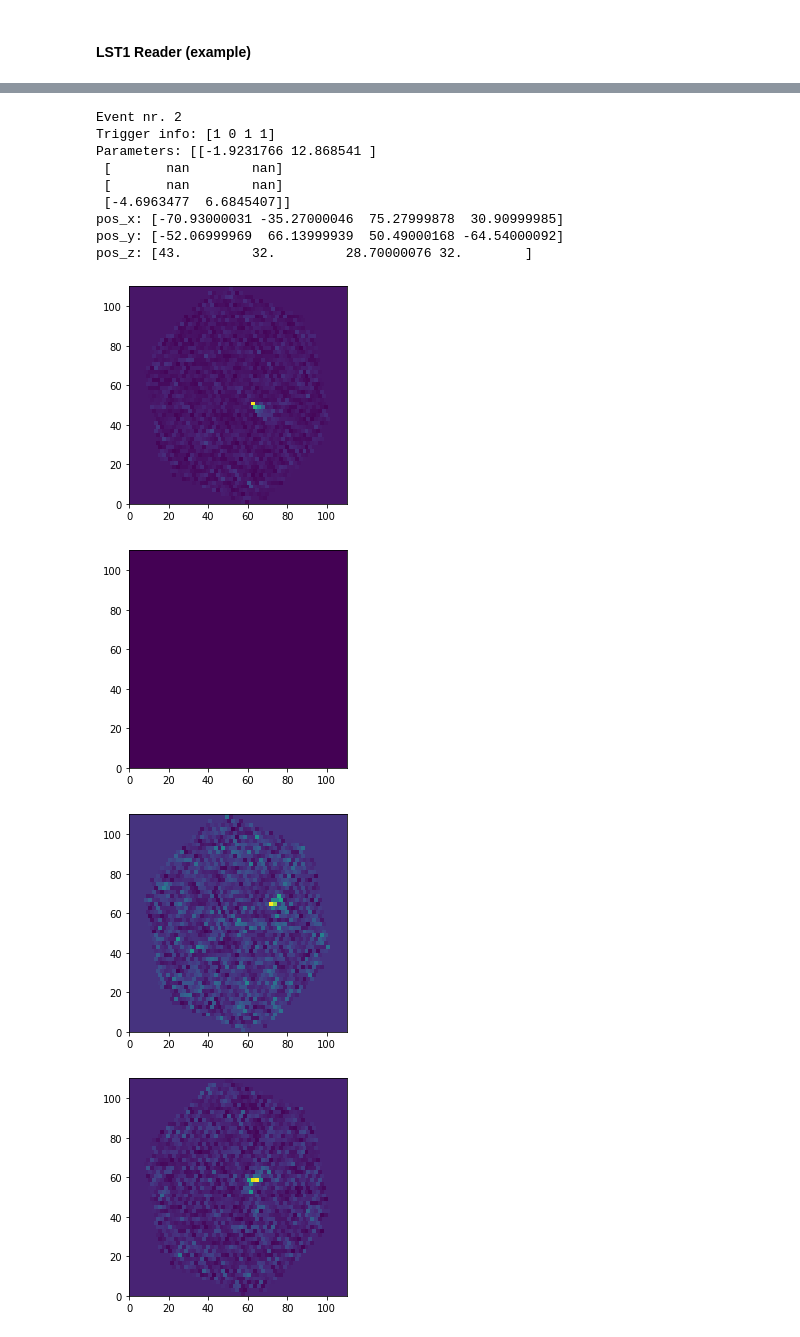
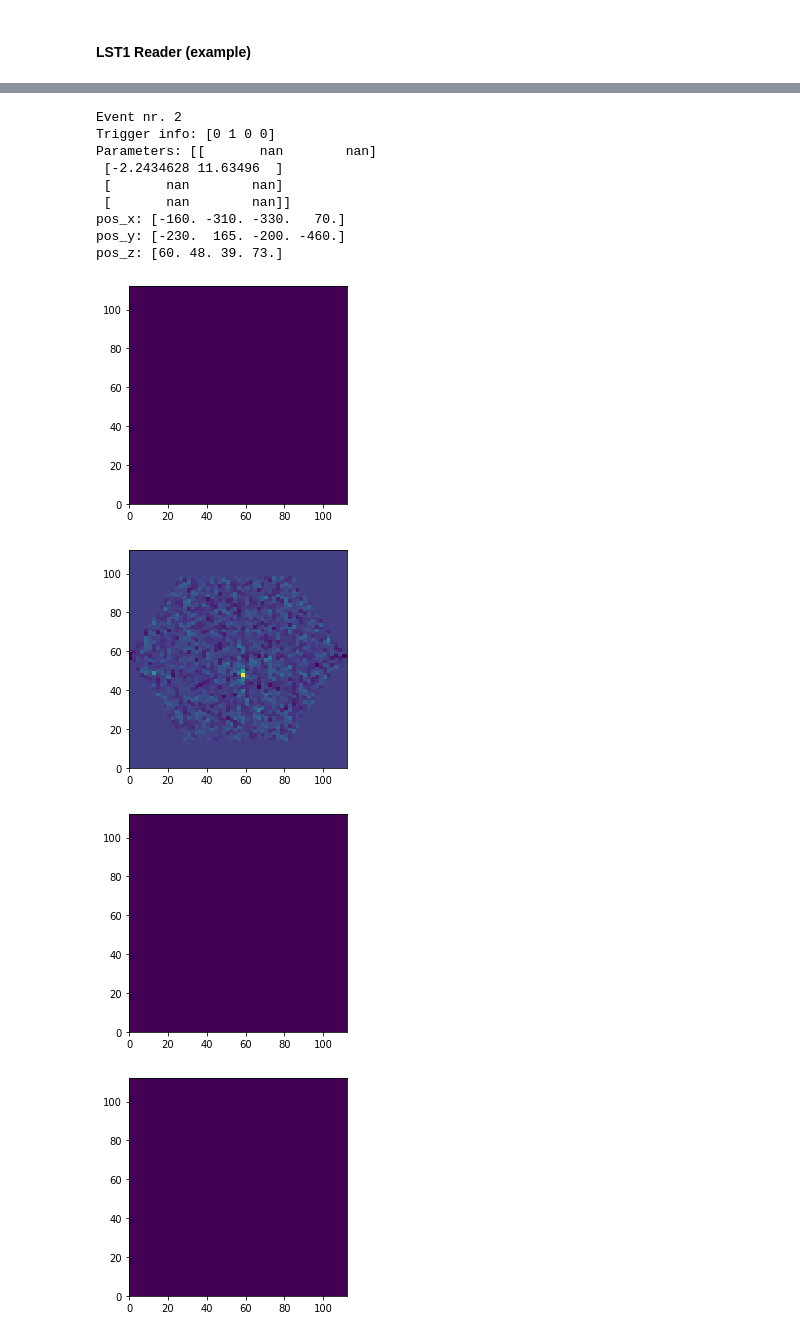
Before and after one commit to cta-observatory/dl1-data-handler, a Jupyter notebook: notebooks/dl1reading_stage1.ipynb, the cells around one changed output, grey strips where cells are left out. Saved outputs shown, nothing was run; the diff lists cells and outputs as text; code cells hidden in the pictures.

```diff
--- a/notebooks/dl1reading_stage1.ipynb
+++ b/notebooks/dl1reading_stage1.ipynb
@@ -11,13 +11,12 @@ from dl1_data_handler.reader import DL1DataReaderSTAGE1
 #### LST1 Reader (example)
 # %%
 LST1_reader = DL1DataReaderSTAGE1(['/Users/tmiener/Desktop/dl1-data-handler/data/gamma_20deg_0deg_run1___cta-prod5-lapalma_desert-2158m-LaPalma-dark_100evts.h5'],
-                                 'mono',
+                                 mode='mono',
+                                 example_identifiers_file="./examples.h5",
                                  selected_telescope_types=["LST_LST_LSTCam"],
                                  selected_telescope_ids = {"LST_LST_LSTCam": [1]},
                                  image_channels = ['image', 'peak_time', 'image_mask'],
                                  parameter_list = ['hillas_intensity', 'hillas_x'],
-                                 event_selection = '(true_energy > 0.0)', #PyTables.where() string for the events table
-                                 parameter_selection = '(hillas_intensity > 0.0)', #PyTables.where() string for the parameters table pf each telescope
                                  event_info = ["true_energy", "true_alt", "true_az"])
 
 print("example_identifiers = {}".format(LST1_reader.example_identifiers))
@@ -81,13 +82,15 @@ true_az: 359.999982697156
 [figure]
 [figure]
 # %%
+event_selection = [{'col_name': "true_energy", 'max_value': 0.5, 'min_value':0.001}, {'col_name': "hillas_intensity", 'min_value':10.0}]
+
+
 LSTs_monotrigger_reader = DL1DataReaderSTAGE1(['/Users/tmiener/Desktop/dl1-data-handler/data/gamma_20deg_0deg_run1___cta-prod5-lapalma_desert-2158m-LaPalma-dark_100evts.h5'],
-                                             'mono',
+                                             mode='mono',
                                              selected_telescope_types=["LST_LST_LSTCam"],
                                              image_channels = ['image'],
                                              parameter_list = ['leakage_intensity_width_2', 'peak_time_std'],
-                                             event_selection = '(true_energy > 0.02)', #PyTables.where() string for the events table
-                                             parameter_selection = '(hillas_intensity > 50.0)', #PyTables.where() string for the parameters table pf each telescope
+                                             event_selection = event_selection, #PyTables.where() string for the events table
                                              event_info = ["obs_id", "event_id"],
                                              shuffle=True,
                                              seed=5678)
@@ -151,9 +154,11 @@ event_id: 10000
 # %%
 LSTs_stereo_Multcut_reader = DL1DataReaderSTAGE1(['/Users/tmiener/Desktop/dl1-data-handler/data/gamma_20deg_0deg_run1___cta-prod5-lapalma_desert-2158m-LaPalma-dark_100evts.h5'],
-                                                 'stereo',
-                                                 selected_telescope_types=["LST_LST_LSTCam"],
-                                                 multiplicity_selection={"LST_LST_LSTCam": 2},
-                                                 image_channels = ['image'],
+                                                 mode='stereo',
+                                                 selected_telescope_types=["MST_MST_FlashCam"],
+                                                 #selected_telescope_types=["LST_LST_LSTCam"],
+                                                 selected_telescope_ids = {"MST_MST_FlashCam": [51,52,55,56]},
+                                                 multiplicity_selection={"MST_MST_FlashCam": 1, "LST_LST_LSTCam": 4},
+                                                 image_channels = ['image', 'image_mask'],
                                                  parameter_list = ['timing_slope', 'intensity_std'],
                                                  subarray_info = ["pos_x","pos_y","pos_z"])
 
@@ -216,14 +221,14 @@ pos_z: [43.         32.         28.70000076 32.        ]
 Event nr. 2
-Trigger info: [1 0 1 1]
-Parameters: [[-1.9231766 12.868541 ]
+Trigger info: [0 1 0 0]
+Parameters: [[       nan        nan]
+ [-2.2434628 11.63496  ]
  [       nan        nan]
- [       nan        nan]
- [-4.6963477  6.6845407]]
-pos_x: [-70.93000031 -35.27000046  75.27999878  30.90999985]
-pos_y: [-52.06999969  66.13999939  50.49000168 -64.54000092]
-pos_z: [43.         32.         28.70000076 32.        ]
+ [       nan        nan]]
+pos_x: [-160. -310. -330.   70.]
+pos_y: [-230.  165. -200. -460.]
+pos_z: [60. 48. 39. 73.]
-[figure, old version]
+[figure, new version]
-[figure, old version]
+[figure, new version]
-[figure, old version]
+[figure, new version]
-[figure, old version]
+[figure, new version]
 Event nr. 3
```
Also changed, not shown: parts of 4 cells of this notebook, 2 other files.
